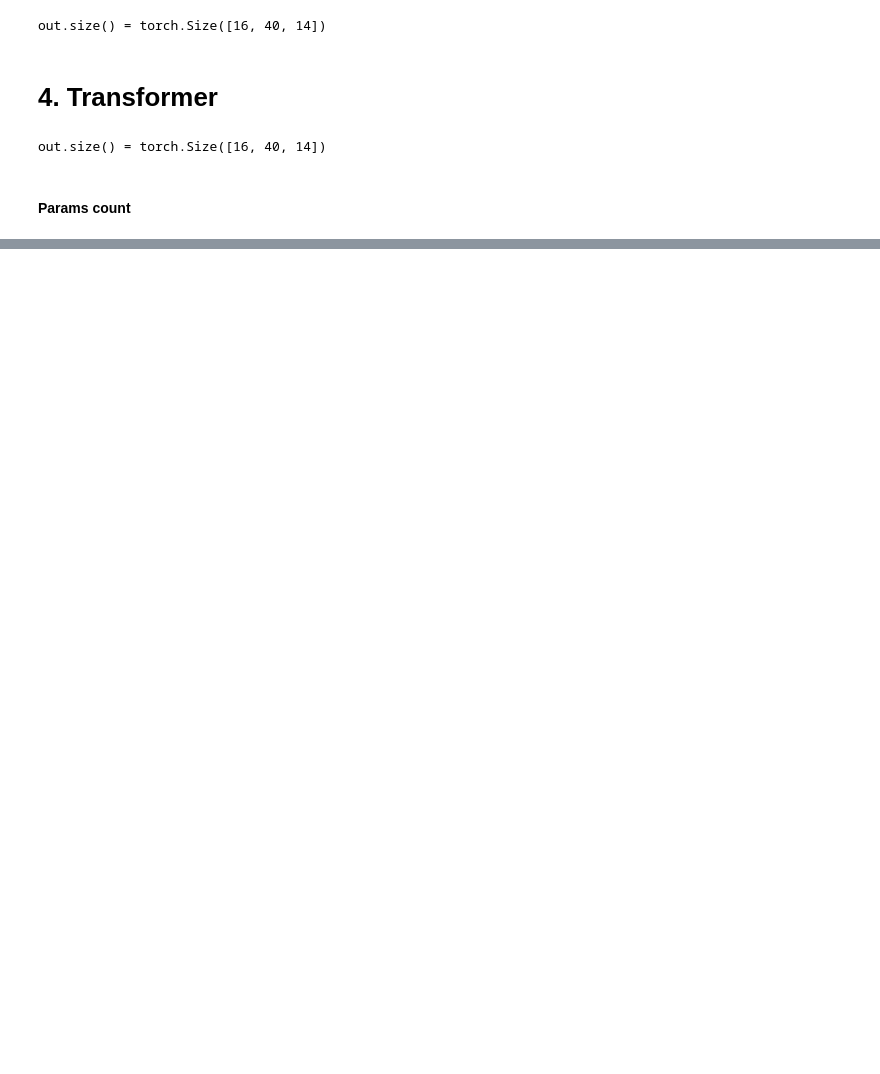
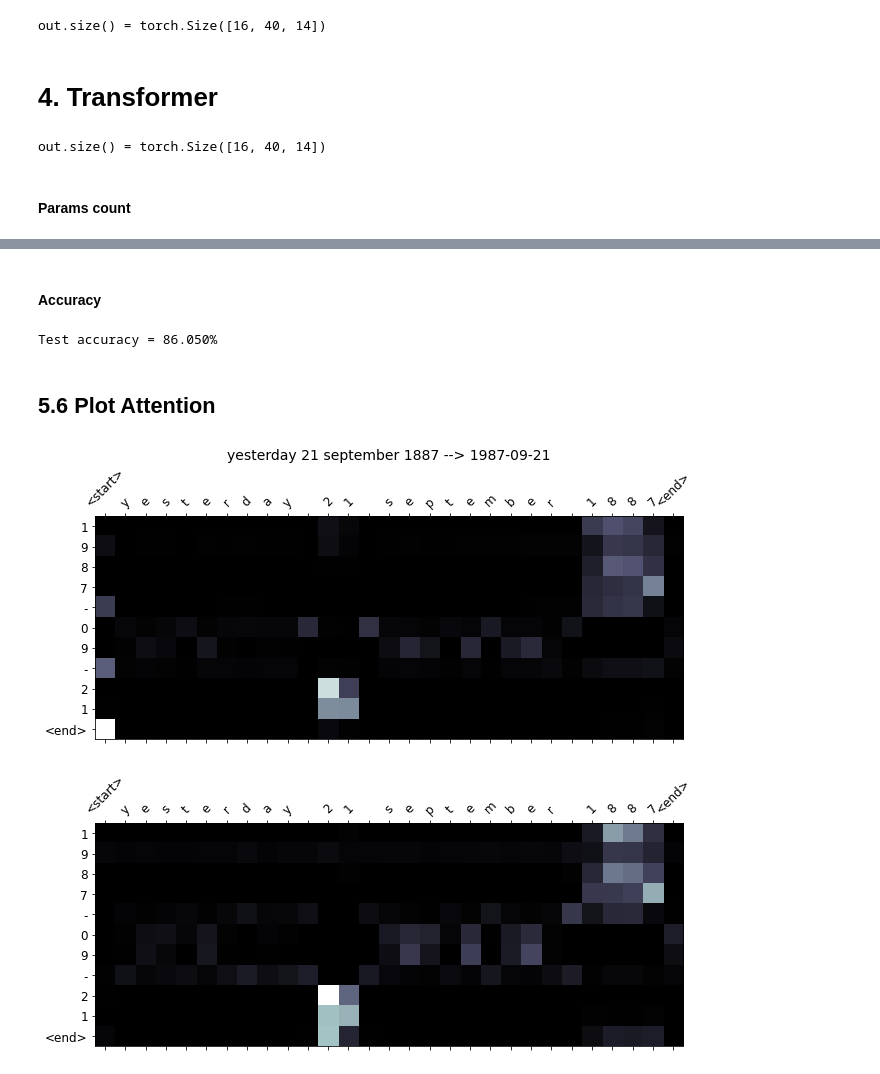
Before and after one commit to dangkhoadl/Machine-Learning-model-implementation, a Jupyter notebook: 8_Seq2Seq_Transformer/8A_Transformer_from_scratch.ipynb, the cells around one changed output, grey strips where cells are left out. Saved outputs shown, nothing was run; the diff lists cells and outputs as text; code cells hidden in the pictures; blank space fills up the shorter version.

```diff
--- a/8_Seq2Seq_Transformer/8A_Transformer_from_scratch.ipynb
+++ b/8_Seq2Seq_Transformer/8A_Transformer_from_scratch.ipynb
@@ -473,7 +520,6 @@ class LayerNorm(nn.Module):
 
         Arguments:
             x (tensor(m, T, emb_dim))  : Input
-            affine (bool)              : If True apply transform to input x
         Returns:
             y (tensor(m, T, emb_dim))  : Norm output
         """
@@ -840,0 +1306,8 @@ Number of parameters: 172
+# %%
+print(f'{"[Input]":30} {"[Prediction]":15} {"[Correct Label]":15}')
+for i in range(10):
+    pred = infer_beam(transformer, X_test[i],
+        X_lexicon=X_lexicon,
+        Y_lexicon=Y_lexicon, Y_inverse_lexicon=Y_inverse_lexicon,
+        Tx=Tx, Ty=Ty-1)
+    print(f'{X_test[i]:30} {pred:15} {Y_test[i]:15}')
@@ -840,0 +1326,57 @@ Number of parameters: 172
+# %% [markdown]
+#### Accuracy
+# %%
+# Predict
+Y_test_pred = Parallel(n_jobs=8, backend='loky')(delayed(function=infer_beam)(transformer, utt,
+    X_lexicon=X_lexicon,
+    Y_lexicon=Y_lexicon, Y_inverse_lexicon=Y_inverse_lexicon,
+    Tx=Tx, Ty=Ty)
+        for utt in tqdm(X_test))
+
+# Acc
+scores = [ 1 if Y_test_pred[i] == Y_test[i] else 0 \
+    for i in range(len(Y_test)) ]
+print(f'Test accuracy = {100.0*sum(scores)/len(Y_test):.3f}%')
+# %% [output]
+Test accuracy = 86.050%
+# %% [markdown]
+## 5.6 Plot Attention
+# %%
+import matplotlib.ticker as ticker
+
+
+def display_attention(input_sentence, output_sentence, attention):
+    """
+    Arguments:
+        input_sentence (str)                : Input human readable format
+        output_sentence (str)               : Predicted machine readable format
+        attention (tensor(m, num_heads, T_query, T_key)) : scaled dot product attention
+    """
+    _, n_heads, _, _ = attention.size()
+
+    in_label = ['<start>']+[c for c in input_sentence]+['<end>']
+    out_label = [c for c in output_sentence]+['<end>']
+
+    for i in range(n_heads):
+        _attention = attention.squeeze(0)[i,:,:len(in_label)]
+        cax = plt.matshow(_attention, cmap='bone')
+
+        plt.tick_params(labelsize=12)
+        plt.xticks(np.arange(len(in_label)), in_label,
+            rotation=45)
+        plt.yticks(np.arange(len(out_label)), out_label)
+
+        if i == 0:
+            plt.title(f"{input_sentence} --> {output_sentence}", fontsize=14)
+        plt.show()
+# %%
+input_sentence = 'yesterday 21 september 1887'
+output_sentence, attention = infer_beam(transformer, input_sentence,
+    X_lexicon=X_lexicon,
+    Y_lexicon=Y_lexicon, Y_inverse_lexicon=Y_inverse_lexicon,
+    Tx=Tx, Ty=Ty-1, return_att=True)
+
+display_attention(input_sentence, output_sentence, attention)
+# %% [output]
+[figure, added]
+[figure, added]
```
Also changed, not shown: parts of 43 cells of this notebook, 8 other files.
